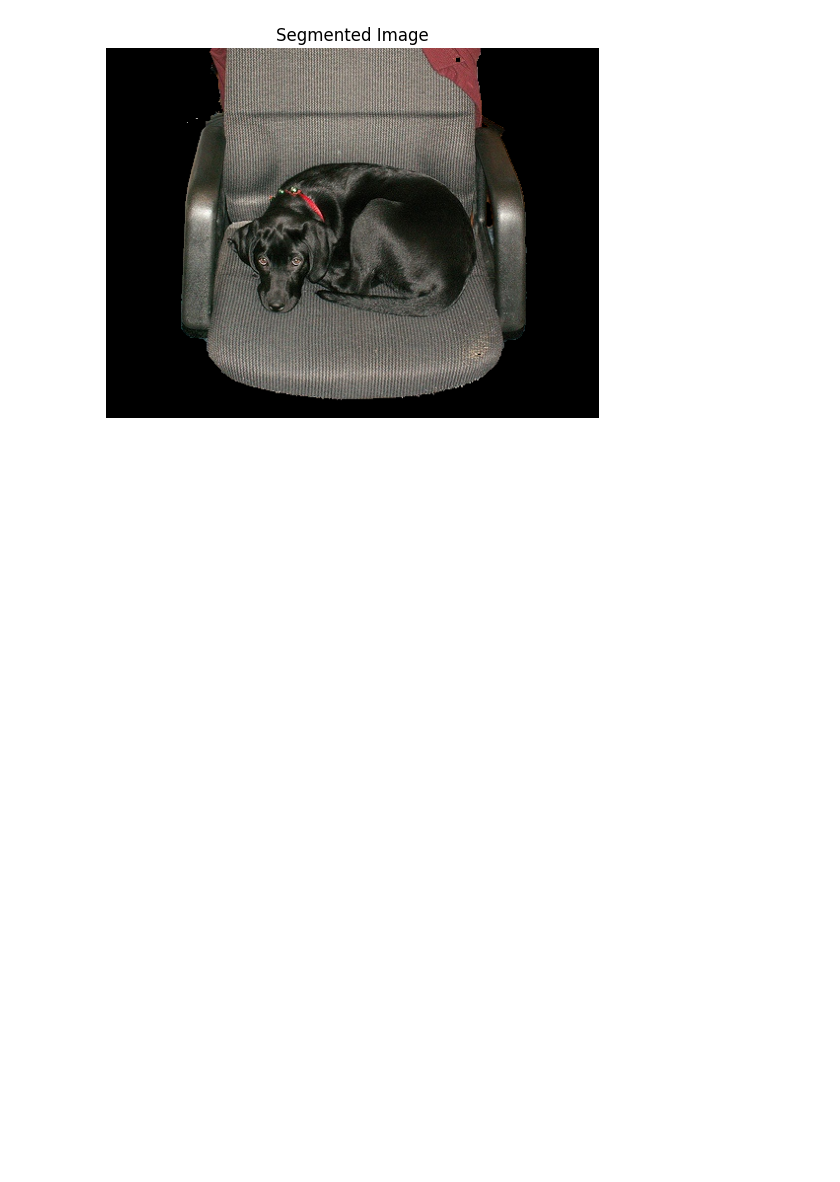
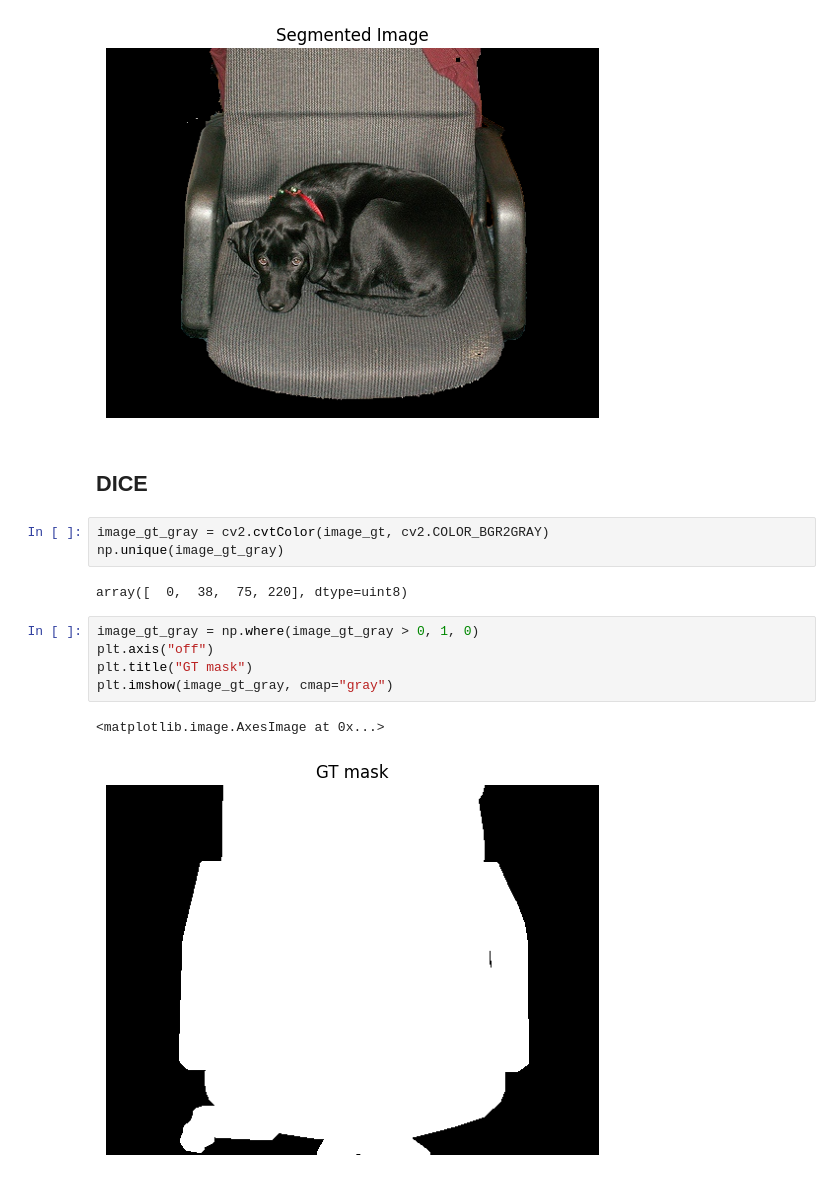
Before and after one commit to vktr274/cv-binary-segmentation, a Jupyter notebook: task1.ipynb, the cells around one changed output. Saved outputs shown, nothing was run; the diff lists cells and outputs as text; blank space fills up the shorter version.

```diff
--- a/task1.ipynb
+++ b/task1.ipynb
@@ -73,3 +73,18 @@ plt.imshow(segmented[:,:,::-1])
 # %% [output]
 <matplotlib.image.AxesImage at 0x...>
 [figure]
+# %% [markdown]
+## DICE
+# %%
+image_gt_gray = cv2.cvtColor(image_gt, cv2.COLOR_BGR2GRAY)
+np.unique(image_gt_gray)
+# %% [output]
+array([  0,  38,  75, 220], dtype=uint8)
+# %%
+image_gt_gray = np.where(image_gt_gray > 0, 1, 0)
+plt.axis("off")
+plt.title("GT mask")
+plt.imshow(image_gt_gray, cmap="gray")
+# %% [output]
+<matplotlib.image.AxesImage at 0x...>
+[figure, added]
```
Also changed, not shown: parts of 2 cells of this notebook, 1 other file.
